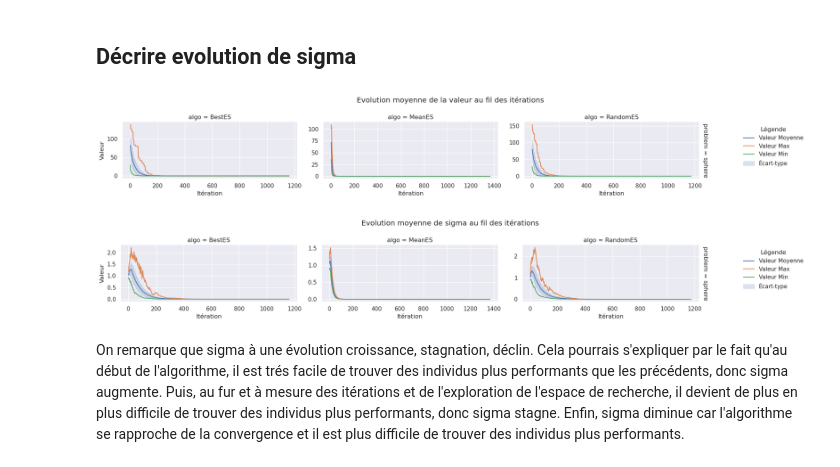
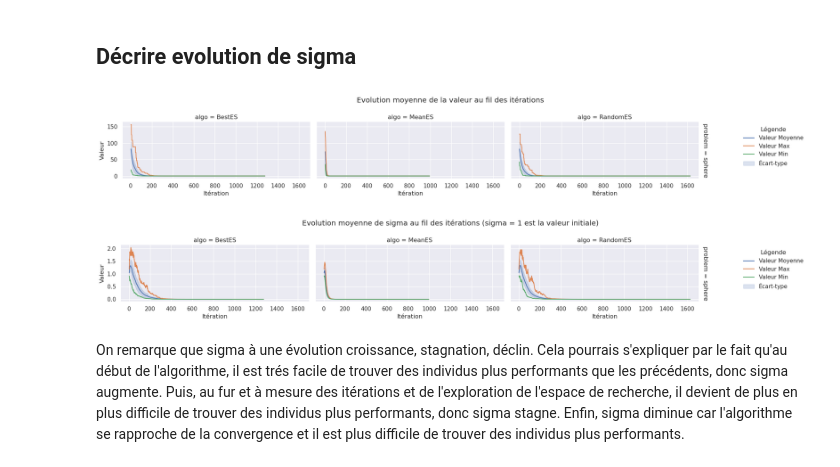
Before and after one commit to lmtb06/metaheuristiques, a Jupyter notebook: TP4.ipynb, the cells around one changed output. Cells and saved outputs as stored; diff of their text form; code cells hidden in the pictures.

```diff
--- a/TP4.ipynb
+++ b/TP4.ipynb
@@ -13,6 +13,8 @@ def data_preprocessing(data, groupby=['algo', 'problem', 'problem_size', 'iter']
     # Remplacer les valeurs infinies par NaN
     data[value] = data[value].replace([np.inf, -np.inf], np.nan)
     data['non_viable'] = np.where(np.isnan(data['val']), 1, 0)
+    # Remplacer les valeurs NaN par la moyenne
+    data[value] = data[value].fillna(data[value].mean())
     valeurs = data.groupby(groupby).agg(
         mean_val=(value, 'mean'),
         std_val=(value, 'std'),
@@ -29,8 +31,8 @@ def draw_iterations_value_stats(data, **kwargs):
     row = kwargs.get('row', 'problem_size')
     col = kwargs.get('col', 'problem')
     hue = kwargs.get('hue', None)
-    sharex = kwargs.get('sharex', True)
-    sharey = kwargs.get('sharey', True)
+    sharex = kwargs.get('sharex', 'row')
+    sharey = kwargs.get('sharey', 'row')
     height = kwargs.get('height', 3)
     aspect = kwargs.get('aspect', 2)
     title = kwargs.get('title', '')
@@ -65,8 +67,8 @@ def draw_iterations_non_viable_amount(data, **kwargs):
     row = kwargs.get('row', 'problem_size')
     col = kwargs.get('col', 'problem')
     hue = kwargs.get('hue', None)
-    sharex = kwargs.get('sharex', True)
-    sharey = kwargs.get('sharey', True)
+    sharex = kwargs.get('sharex', 'row')
+    sharey = kwargs.get('sharey', 'row')
     height = kwargs.get('height', 3)
     aspect = kwargs.get('aspect', 2)
     title = kwargs.get('title', '')
@@ -96,8 +98,8 @@ def draw_algo_comparison(data, **kwargs):
     x = kwargs.get('x', 'algo')
     y = kwargs.get('y', 'mean_val')
     hue = kwargs.get('hue', 'algo')
-    sharey = kwargs.get('sharey', False)
-    sharex = kwargs.get('sharex', False)
+    sharey = kwargs.get('sharey', 'row')
+    sharex = kwargs.get('sharex', 'row')
     showfliers = kwargs.get('showfliers', False)
     dodge = kwargs.get('dodge', False)
     title = kwargs.get('title', 'Comparaison des algorithmes')
@@ -337,8 +357,8 @@ class MeanES(RandomES):
         selection = np.array([ind._sol for ind in sample[:self._mu]]) # déjà trié par l'étape précédente
         # On calcule la moyenne pondérée
         weighted_sum = np.sum(self._weights[:len(selection)] * selection, axis=0)
-        moyenne = sample[0]  # On copie le premier individu pour conserver la structure
-        moyenne._sol = weighted_sum
+        moyenne = RealSolution(x=weighted_sum)
+        self._problem.evaluate(moyenne)
 
         if self.better(moyenne, self._solution) :
             self._solution = moyenne
@@ -673,11 +671,11 @@ valeurs_sigma = data_preprocessing(data, groupby=['algo', 'problem', 'problem_si
 valeurs_val = data_preprocessing(data, groupby=['algo', 'problem', 'problem_size', 'iter'], value='val')
 # %%
 %matplotlib inline
-g1 = draw_iterations_value_stats(valeurs_val, row='problem', col='algo', sharex=False, sharey=False, title='Evolution moyenne de la valeur au fil des itérations')
-g2 = draw_iterations_value_stats(valeurs_sigma, row='problem', col='algo', sharex=False, sharey=False, title='Evolution moyenne de sigma au fil des itérations')
+g1 = draw_iterations_value_stats(valeurs_val, row='problem', col='algo', sharex='row', sharey='row', title='Evolution moyenne de la valeur au fil des itérations')
+g2 = draw_iterations_value_stats(valeurs_sigma, row='problem', col='algo', sharex='row', sharey='row', title='Evolution moyenne de sigma au fil des itérations (sigma = 1 est la valeur initiale)')
 # %% [output]
-[figure, old version]
+[figure, new version]
-[figure, old version]
+[figure, new version]
 # %% [markdown]
 On remarque que sigma à une évolution croissance, stagnation, déclin. Cela pourrais s'expliquer par le fait qu'au début de l'algorithme, il est trés facile de trouver des individus plus performants que les précédents, donc sigma augmente. Puis, au fur et à mesure des itérations et de l'exploration de l'espace de recherche, il devient de plus en plus difficile de trouver des individus plus performants, donc sigma stagne. Enfin, sigma diminue car l'algorithme se rapproche de la convergence et il est plus difficile de trouver des individus plus performants.
 # %% [markdown]
```
Also changed, not shown: parts of 33 cells of this notebook.
